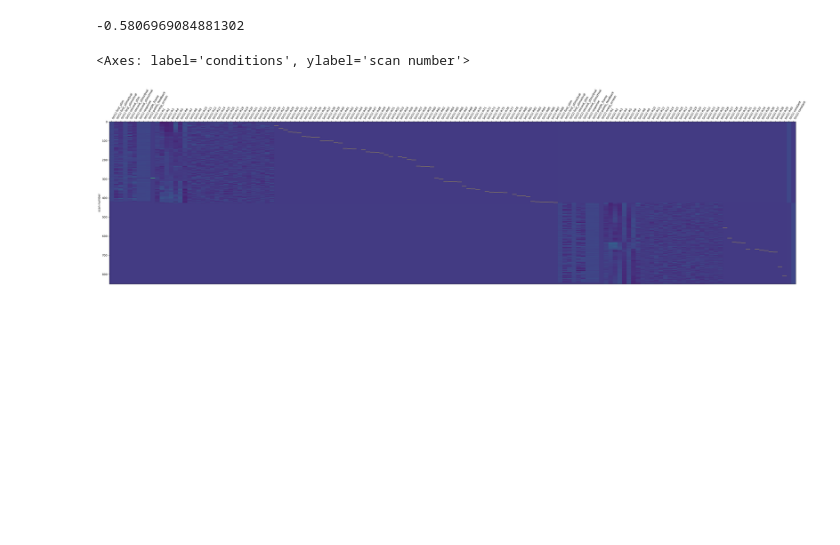
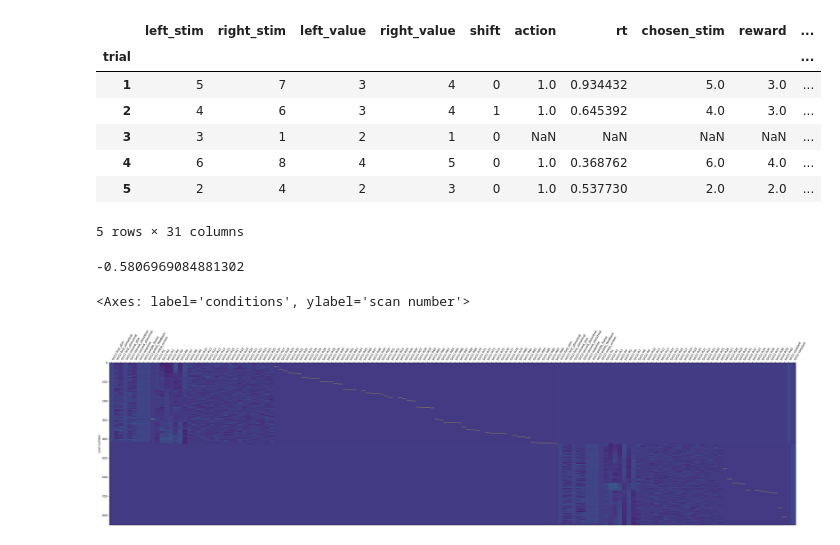
Before and after one commit to hugofluhr/learning-habits-analysis, a Jupyter notebook: notebooks/inspect_spm_dm.ipynb, the cells around one changed output. Saved outputs shown, nothing was run; the diff lists cells and outputs as text; code cells hidden in the pictures; blank space fills up the shorter version.

```diff
--- a/notebooks/inspect_spm_dm.ipynb
+++ b/notebooks/inspect_spm_dm.ipynb
@@ -74,3 +63,17 @@ plt.show()
+# %%
+base_dir = '/home/ubuntu/data/learning-habits'
+sub = Subject(base_dir, 'sub-01')
+# %%
+sub.learning1.trials.head()
+# %% [output]
+|  | left_stim | right_stim | left_value | right_value | shift | action | rt | chosen_stim | reward | ... |
+| trial |  |  |  |  |  |  |  |  |  | ... |
+| 1 | 5 | 7 | 3 | 4 | 0 | 1.0 | 0.934432 | 5.0 | 3.0 | ... |
+| 2 | 4 | 6 | 3 | 4 | 1 | 1.0 | 0.645392 | 4.0 | 3.0 | ... |
+| 3 | 3 | 1 | 2 | 1 | 0 | NaN | NaN | NaN | NaN | ... |
+| 4 | 6 | 8 | 4 | 5 | 0 | 1.0 | 0.368762 | 6.0 | 4.0 | ... |
+| 5 | 2 | 4 | 2 | 3 | 0 | 1.0 | 0.537730 | 2.0 | 2.0 | ... |
+5 rows × 31 columns
 # %%
 dms_learning[-1].sum(axis=0)
 # %% [output]
```
Also changed, not shown: parts of 5 cells of this notebook.
